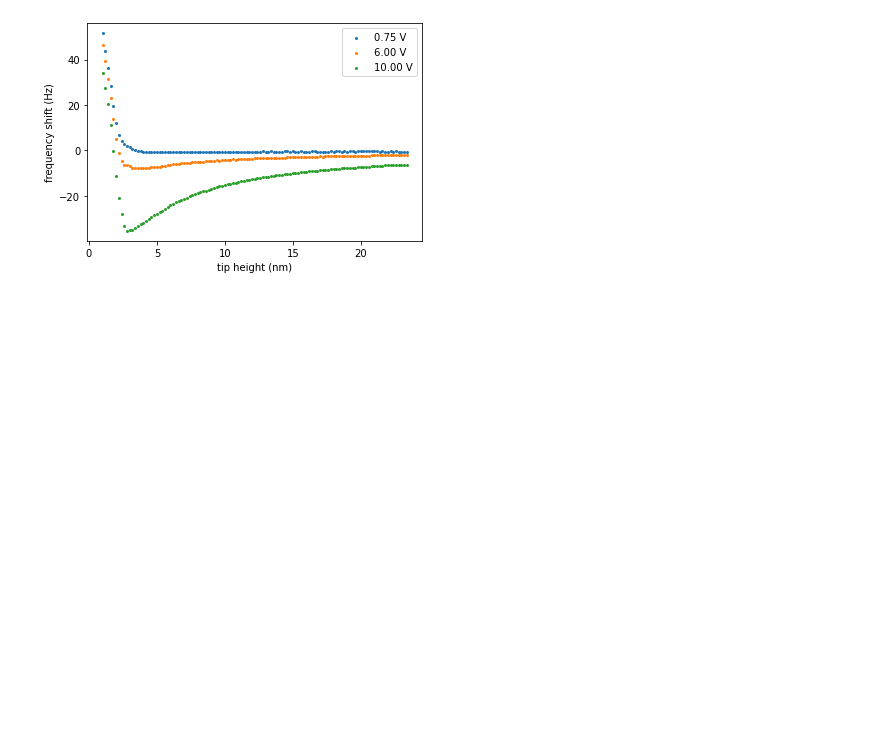
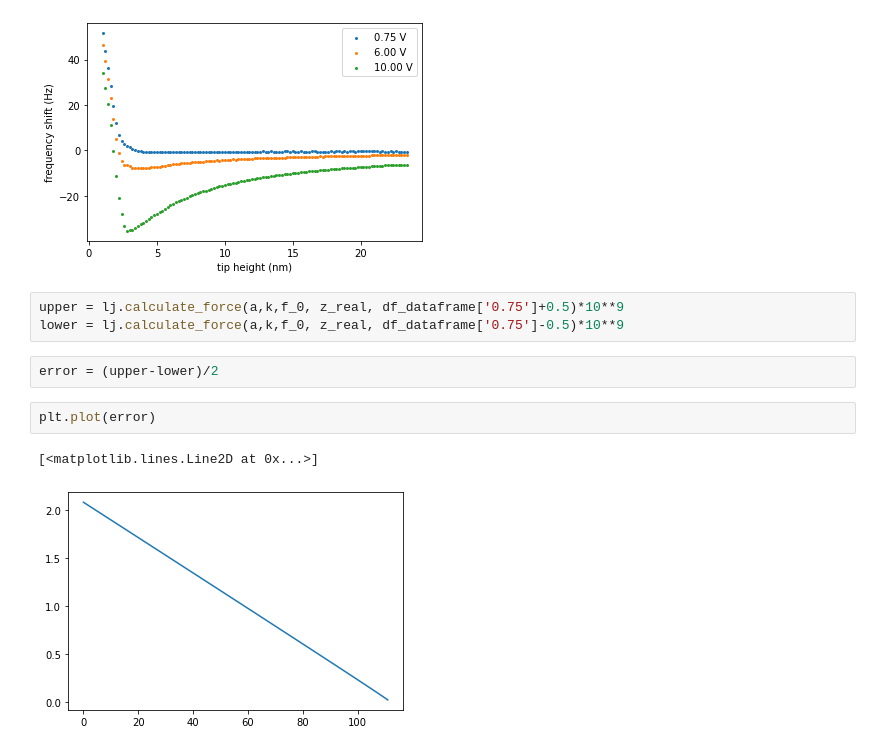
Before and after one commit to phys201/nc_AFM, a Jupyter notebook: df_to_force.ipynb, the cells around one changed output. Cells and saved outputs as stored; diff of their text form; blank space fills up the shorter version.

```diff
--- a/df_to_force.ipynb
+++ b/df_to_force.ipynb
@@ -46,3 +49,13 @@ plt.xlabel('tip height (nm)')
 plt.legend();
 # %% [output]
 [figure]
+# %%
+upper = lj.calculate_force(a,k,f_0, z_real, df_dataframe['0.75']+0.5)*10**9
+lower = lj.calculate_force(a,k,f_0, z_real, df_dataframe['0.75']-0.5)*10**9
+# %%
+error = (upper-lower)/2
+# %%
+plt.plot(error)
+# %% [output]
+[<matplotlib.lines.Line2D at 0x...>]
+[figure, added]
```
Also changed, not shown: parts of 2 cells of this notebook, 1 other file.
